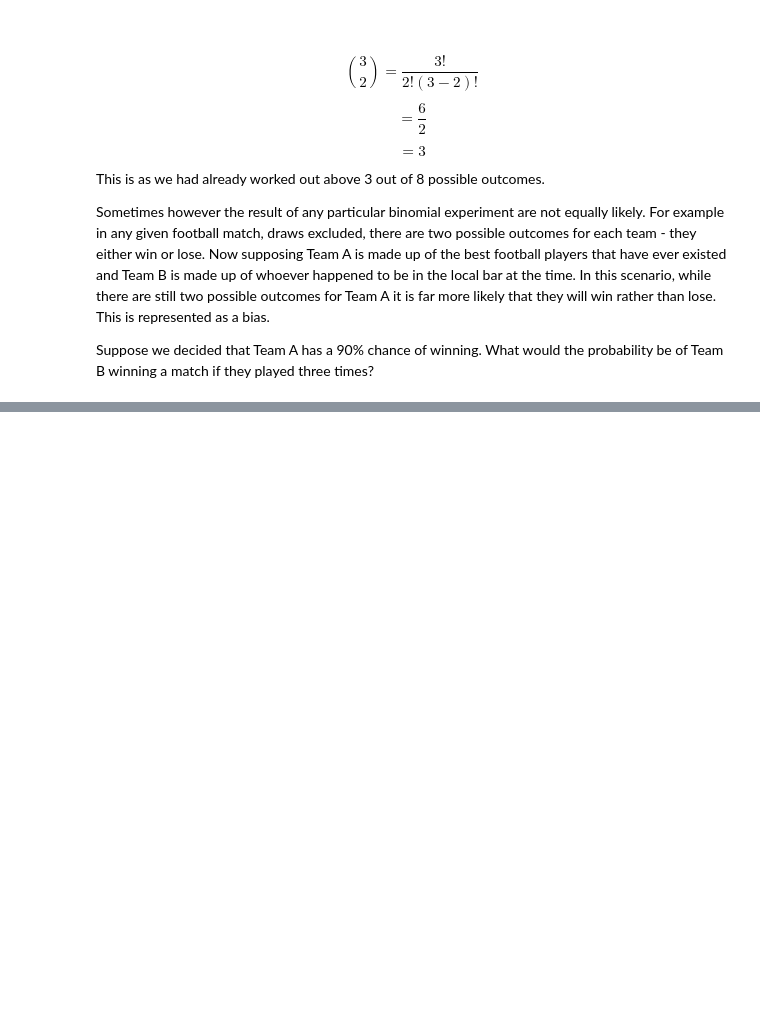
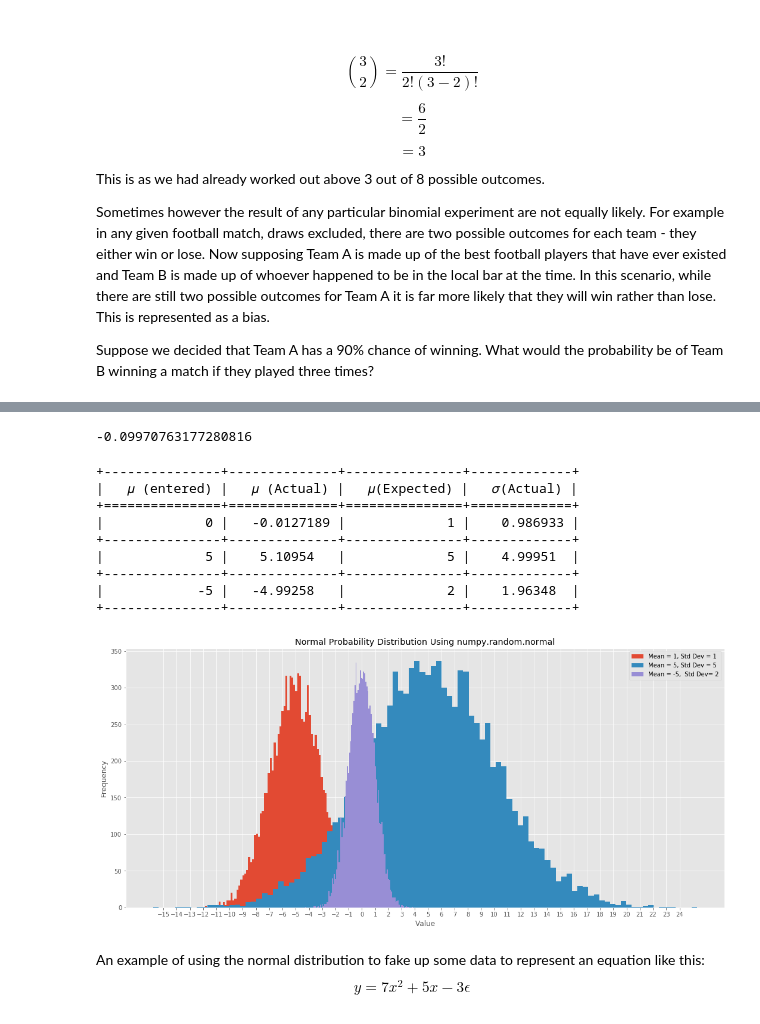
Before and after one commit to YBrady/03-PDA-Assignment-numpy.random, a Jupyter notebook: 03-PDA-numpy.random.ipynb, the cells around one changed output, grey strips where cells are left out. Saved outputs shown, nothing was run; the diff lists cells and outputs as text; code cells hidden in the pictures; blank space fills up the shorter version.

Commit message:
Major re-write with numpy upgrade

```diff
--- a/03-PDA-numpy.random.ipynb
+++ b/03-PDA-numpy.random.ipynb
@@ -742,0 +992,47 @@ $$ \sigma = \sqrt{N\pi(1-\pi)}$$
+# %%
+# Just getting a single value where no parameters are specified.
+np.random.normal()
+# %% [output]
+-0.09970763177280816
+# %%
+# SHowing the difference mean and standard deviation makes
+# Mean of 0, std deviation of 1
+h = np.random.normal(loc=0, scale = 1, size =10000)
+# Mean of 5, std deviation of 5
+m = np.random.normal(loc=5, scale = 5, size =10000)
+# Mean of -5, std deviation of 2
+l = np.random.normal(loc=-5, scale = 2, size =10000)
+
+plt.hist(l, bins = 100, label = "Mean = 1, Std Dev = 1")
+plt.hist(m, bins = 100, label = "Mean = 5, Std Dev = 5")
+plt.hist(h, bins = 100, label = "Mean = -5,  Std Dev= 2")
+plt.title('Normal Distribution')
+# Needed to create a table
+table = [[0, np.mean(h),1,np.std(h)], [5, np.mean(m),5,np.std(m)],[-5, np.mean(l),2,np.std(l)]]
+
+# Configuring Plot
+plt.xticks(np.arange(-15, 25, 1))
+plt.xlabel("Value")
+plt.ylabel("Frequency")
+plt.title("Normal Probability Distribution Using numpy.random.normal")
+plt.legend(loc="upper right")
+
+# Create Table showing the difference between calculated and actual values of means and std deviations
+hdr = ["𝜇 (entered)", "𝜇 (Actual)", "𝜇(Expected)", "𝜎(Actual)"]
+print(tabulate(table, headers = hdr,  tablefmt="grid"))
+
+plt.show()
+# %% [output]
++---------------+--------------+---------------+-------------+
+|   𝜇 (entered) |   𝜇 (Actual) |   𝜇(Expected) |   𝜎(Actual) |
++===============+==============+===============+=============+
+|             0 |   -0.0127189 |             1 |    0.986933 |
++---------------+--------------+---------------+-------------+
+|             5 |    5.10954   |             5 |    4.99951  |
++---------------+--------------+---------------+-------------+
+|            -5 |   -4.99258   |             2 |    1.96348  |
++---------------+--------------+---------------+-------------+
+[figure, added]
+# %% [markdown]
+An example of using the normal distribution to fake up some data to represent an equation like this:
+$$ y = 7x^2 + 5x - 3 \epsilon$$
```
Also changed, not shown: parts of 85 cells of this notebook, 7 other files.
